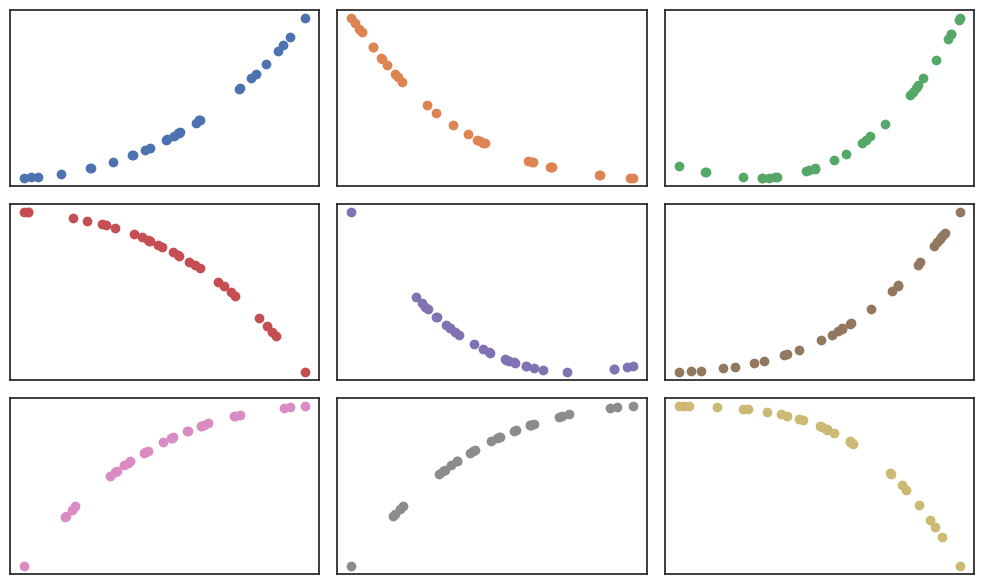
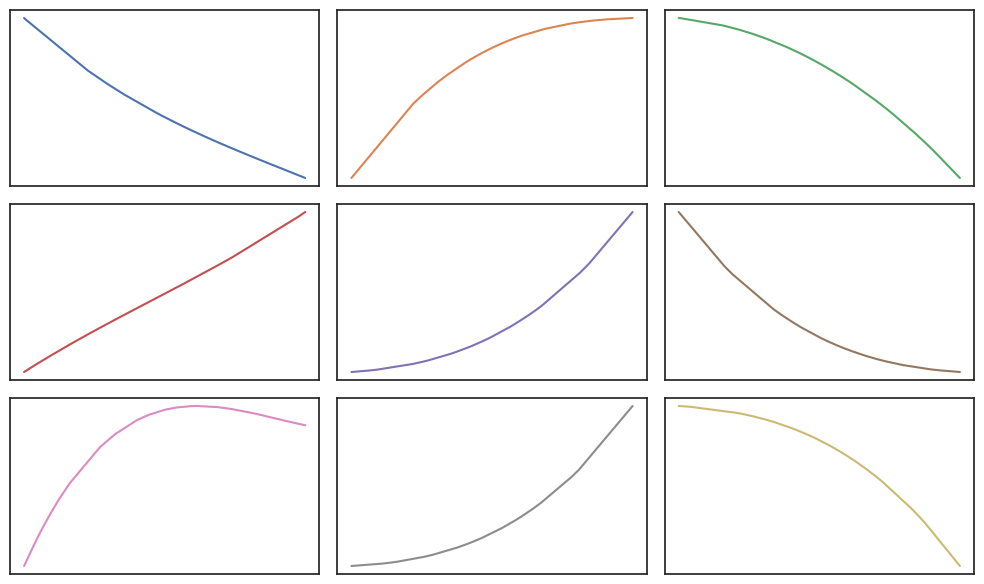
The change to this notebook cell's code, shown as a diff; its figure went from the first image to the second:
--- before
+++ after
@@ -4,17 +4,19 @@
 colors = sns.color_palette()
 
-Z = X @ decoupling.V # internals inputs
+Z = X @ decoupling.V
 Y = []
-
 for z in Z:
     y = decoupling.internals(z)
     Y.append(y)
 
-Y = jnp.stack(Y)
+Z = jnp.stack(Z)      # shape (n_samples, n_components)
+Y = jnp.stack(Y)      # shape (n_samples, n_components)
 
 fig, ax = plt.subplots(3, 3, figsize=(10, 6))
-for r, a in enumerate(ax.flatten()): 
+for r, a in enumerate(ax.flatten()):
     a.set_xticks([]); a.set_yticks([])
-    a.scatter(Z[:, r], Y[:, r], color=colors[r])
+    
+    idx = jnp.argsort(Z[:, r])   # sort by the r-th component across all samples
+    a.plot(Z[idx, r], Y[idx, r], color=colors[r])
 
 plt.tight_layout(); plt.show()

Commit: updated readme and examples